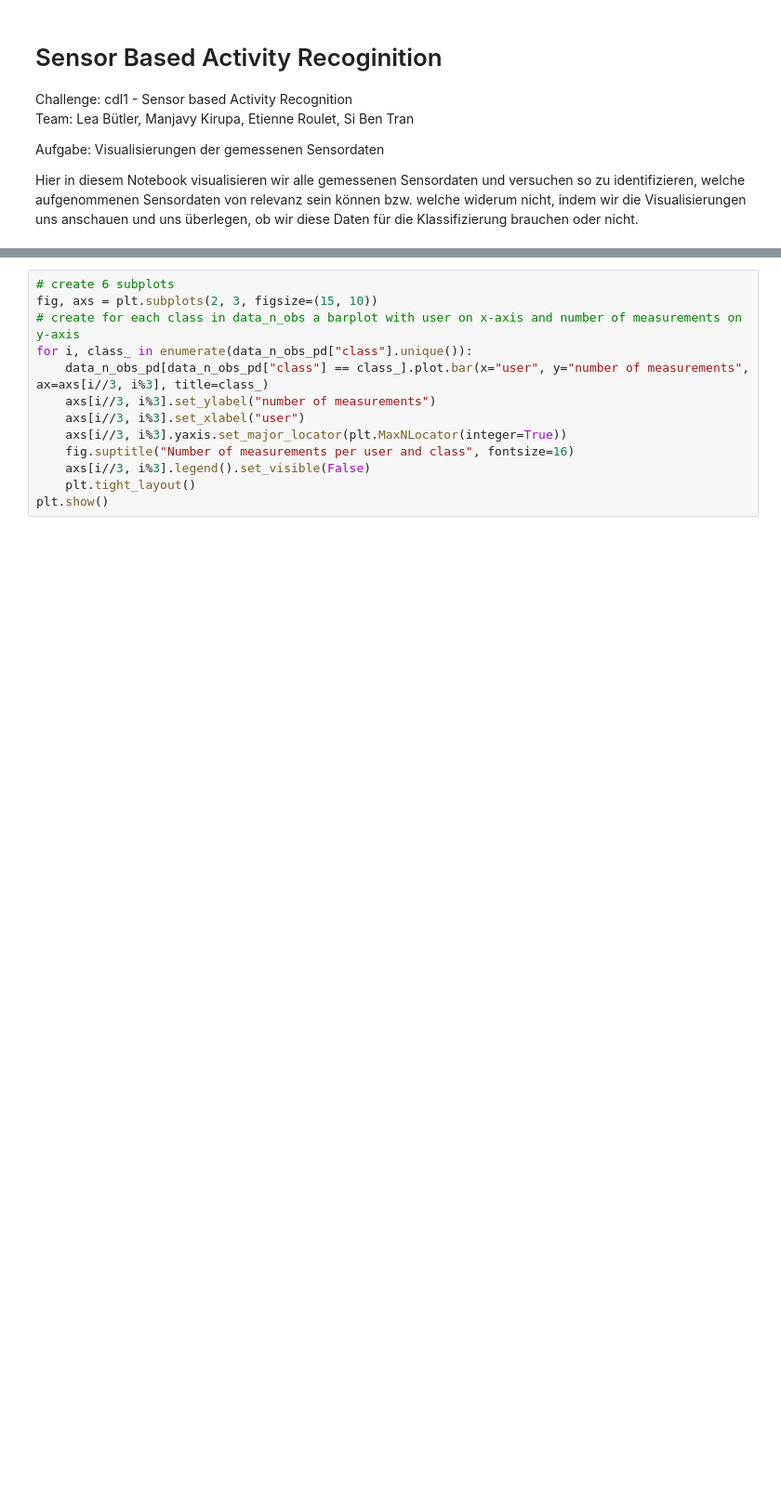
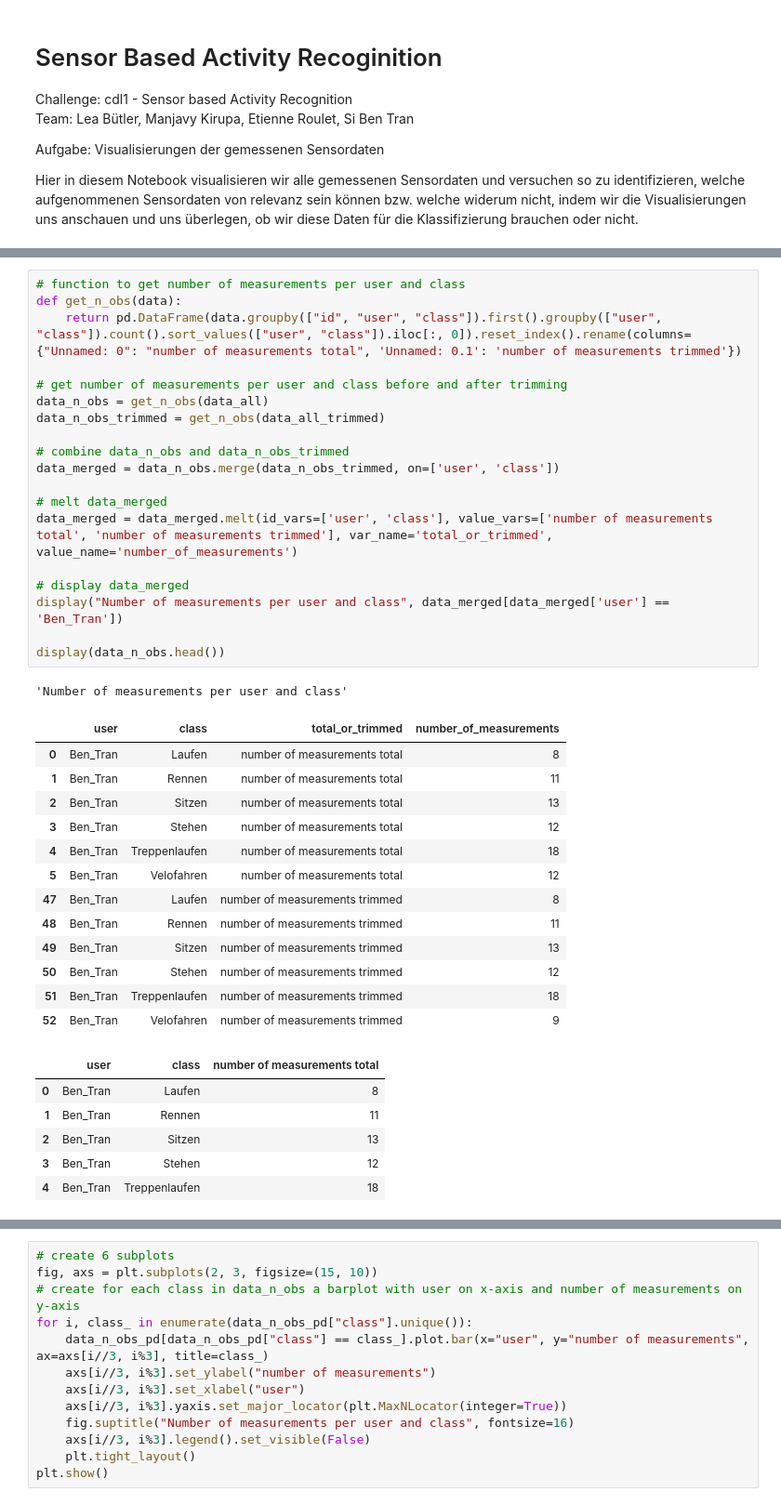
Before and after one commit to CDL1-Sensor/Sensor_Data-Wrangling-und-EDA, a Jupyter notebook: all-sensor-measurments-plots.ipynb, the cells around one changed output, grey strips where cells are left out. Shown: that part at 93% size. Drawn from its saved outputs; the diff is of its cells as text; blank space fills up the shorter version.

```diff
--- a/all-sensor-measurments-plots.ipynb
+++ b/all-sensor-measurments-plots.ipynb
@@ -121,0 +102,40 @@ Wir erkennen, das hier 7 Bewegungsprofile vorhanden sind, auffallend dabei sind
+# %%
+# function to get number of measurements per user and class
+def get_n_obs(data):
+    return pd.DataFrame(data.groupby(["id", "user", "class"]).first().groupby(["user", "class"]).count().sort_values(["user", "class"]).iloc[:, 0]).reset_index().rename(columns={"Unnamed: 0": "number of measurements total", 'Unnamed: 0.1': 'number of measurements trimmed'})
+
+# get number of measurements per user and class before and after trimming
+data_n_obs = get_n_obs(data_all)
+data_n_obs_trimmed = get_n_obs(data_all_trimmed)
+
+# combine data_n_obs and data_n_obs_trimmed
+data_merged = data_n_obs.merge(data_n_obs_trimmed, on=['user', 'class'])
+
+# melt data_merged
+data_merged = data_merged.melt(id_vars=['user', 'class'], value_vars=['number of measurements total', 'number of measurements trimmed'], var_name='total_or_trimmed', value_name='number_of_measurements')
+
+# display data_merged
+display("Number of measurements per user and class", data_merged[data_merged['user'] == 'Ben_Tran'])
+
+display(data_n_obs.head())
+# %% [output]
+'Number of measurements per user and class'
+|  | user | class | total_or_trimmed | number_of_measurements |
+| 0 | Ben_Tran | Laufen | number of measurements total | 8 |
+| 1 | Ben_Tran | Rennen | number of measurements total | 11 |
+| 2 | Ben_Tran | Sitzen | number of measurements total | 13 |
+| 3 | Ben_Tran | Stehen | number of measurements total | 12 |
+| 4 | Ben_Tran | Treppenlaufen | number of measurements total | 18 |
+| 5 | Ben_Tran | Velofahren | number of measurements total | 12 |
+| 47 | Ben_Tran | Laufen | number of measurements trimmed | 8 |
+| 48 | Ben_Tran | Rennen | number of measurements trimmed | 11 |
+| 49 | Ben_Tran | Sitzen | number of measurements trimmed | 13 |
+| 50 | Ben_Tran | Stehen | number of measurements trimmed | 12 |
+| 51 | Ben_Tran | Treppenlaufen | number of measurements trimmed | 18 |
+| 52 | Ben_Tran | Velofahren | number of measurements trimmed | 9 |
+|  | user | class | number of measurements total |
+| 0 | Ben_Tran | Laufen | 8 |
+| 1 | Ben_Tran | Rennen | 11 |
+| 2 | Ben_Tran | Sitzen | 13 |
+| 3 | Ben_Tran | Stehen | 12 |
+| 4 | Ben_Tran | Treppenlaufen | 18 |
```
Also changed, not shown: parts of 8 cells of this notebook.
